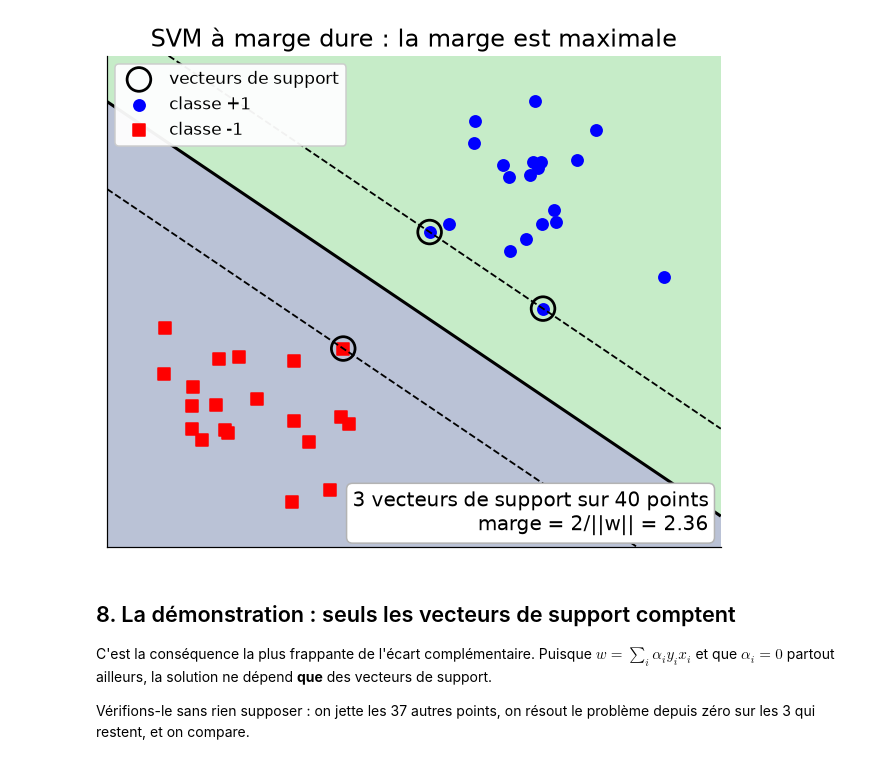
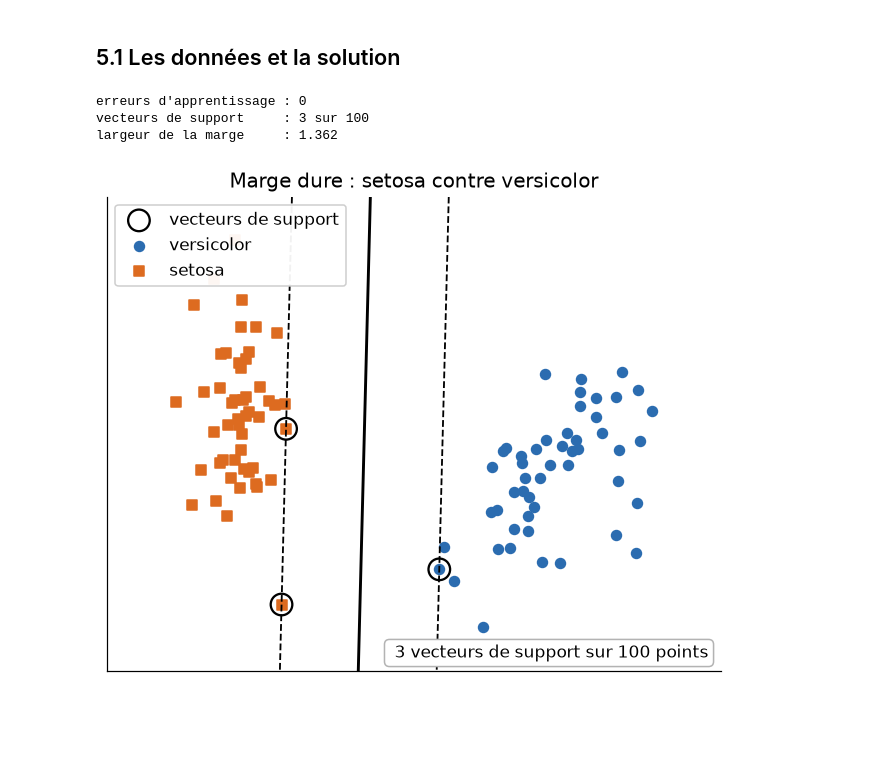
Before and after one commit to Doba97/svm-optimisation-sous-contraintes, a Jupyter notebook: SVM.ipynb, the cells around one changed output. Cells and saved outputs as stored; diff of their text form; code cells hidden in the pictures; blank space fills up the shorter version.

```diff
--- a/SVM.ipynb
+++ b/SVM.ipynb
@@ -238,40 +26,45 @@ deux bords de la marge passent exactement par les vecteurs de support.
+# %% [markdown]
+## 5.1 Les données et la solution
+# %%
+X, y = load_iris(return_X_y=True)
+X_acp = PCA(n_components=2).fit_transform(StandardScaler().fit_transform(X))
+
+masque = (y == 0) | (y == 1)
+X2 = X_acp[masque]
+# setosa = -1, versicolor = +1
+y2 = np.where(y[masque] == 0, -1, 1)
+
+modele = SVC(kernel="linear", C=DUR).fit(X2, y2)
+
+print(f"erreurs d'apprentissage : {int((modele.predict(X2) != y2).sum())}")  #0 = donc séparables
+print(f"vecteurs de support     : {modele.support_.size} sur {len(y2)}")
+print(f"largeur de la marge     : {2 / np.linalg.norm(modele.coef_):.3f}")
+# %% [output]
+erreurs d'apprentissage : 0
+vecteurs de support     : 3 sur 100
+largeur de la marge     : 1.362
 # %%
-def bornes_de(X, pad=0.8):
-    return (X[:, 0].min() - pad, X[:, 0].max() + pad, X[:, 1].min() - pad, X[:, 1].max() + pad)
+def tracer(modele, X, y, ax, titre):
+    pad = 0.6
+    x0, x1 = X[:, 0].min() - pad, X[:, 0].max() + pad
+    b0, b1 = X[:, 1].min() - pad, X[:, 1].max() + pad
+    xx, yy = np.meshgrid(np.linspace(x0, x1, 400), np.linspace(b0, b1, 400))
+    Z = modele.decision_function(np.c_[xx.ravel(), yy.ravel()]).reshape(xx.shape)
+
+    ax.contour(xx, yy, Z, levels=[-1, 0, 1], colors="k", linestyles=["--", "-", "--"], linewidths=[1.2, 1.9, 1.2])
+    ax.scatter(X[modele.support_, 0], X[modele.support_, 1], s=200, facecolors="none", edgecolors="k", linewidths=1.5,
+               label="vecteurs de support")
+    ax.scatter(X[y == 1, 0],  X[y == 1, 1],  c=POS, s=42, label="versicolor")
+    ax.scatter(X[y == -1, 0], X[y == -1, 1], c=NEG, s=42, marker="s", label="setosa")
+    ax.set_title(titre, fontsize=13); ax.set_xticks([]); ax.set_yticks([])
+    ax.set_xlim(x0, x1); ax.set_ylim(b0, b1)
 
 
-def tracer(w_, b_, support, X, y, ax, titre, bornes=None):
-    # bornes communes = deux panneaux comparables à l'oeil
-    x0, x1, y0, y1 = bornes if bornes is not None else bornes_de(X)
-    xx, yy = np.meshgrid(np.linspace(x0, x1, 400), np.linspace(y0, y1, 400))
-    Z = (np.c_[xx.ravel(), yy.ravel()] @ w_ + b_).reshape(xx.shape)
-
-    ax.contourf(xx, yy, np.sign(Z), levels=[-2, 0, 2], alpha=0.35)
-    ax.contour(xx, yy, Z, levels=[-1, 0, 1], colors="k",
-               linestyles=["--", "-", "--"], linewidths=[1.2, 2, 1.2])
-    ax.scatter(X[support, 0], X[support, 1], s=240, facecolors="none",
-               edgecolors="k", linewidths=1.8, label="vecteurs de support")
-    ax.scatter(X[y == 1, 0],  X[y == 1, 1],  c=POS, s=55, label="classe +1")
-    ax.scatter(X[y == -1, 0], X[y == -1, 1], c=NEG, s=55, marker="s", label="classe -1")
-    ax.set_title(titre); ax.set_xticks([]); ax.set_yticks([])
-    ax.set_xlim(x0, x1); ax.set_ylim(y0, y1)
-
-
-fig, ax = plt.subplots(figsize=(7.2, 5.8))
-tracer(w_p, b_p, sv, X, y, ax, "SVM à marge dure : la marge est maximale")
+fig, ax = plt.subplots(figsize=(7.2, 5.6))
+tracer(modele, X2, y2, ax, "Marge dure : setosa contre versicolor")
 ax.legend(loc="upper left", fontsize=11, framealpha=0.95)
-ax.text(0.98, 0.02, f"{sv.sum()} vecteurs de support sur {n} points\nmarge = 2/||w|| = {2 / np.linalg.norm(w_p):.2f}",
-        transform=ax.transAxes, ha="right", va="bottom",
-        bbox=dict(boxstyle="round", fc="white", ec="0.7"))
+ax.text(0.98, 0.02, f" {modele.support_.size} vecteurs de support sur {len(y2)} points", transform=ax.transAxes, ha="right",
+        va="bottom", fontsize=11, bbox=dict(boxstyle="round", fc="white", ec="0.7"))
 plt.show()
 # %% [output]
-[figure, old version]
+[figure, new version]
-# %% [markdown]
-## 8. La démonstration : seuls les vecteurs de support comptent
-
-C'est la conséquence la plus frappante de l'écart complémentaire. Puisque
-$w = \sum_i \alpha_i y_i x_i$ et que $\alpha_i = 0$ partout ailleurs, la solution ne dépend
-**que** des vecteurs de support.
-
-Vérifions-le sans rien supposer : on jette les 37 autres points, on résout le problème
-depuis zéro sur les 3 qui restent, et on compare.
```
Also changed, not shown: parts of 30 cells of this notebook, 1 other file.
